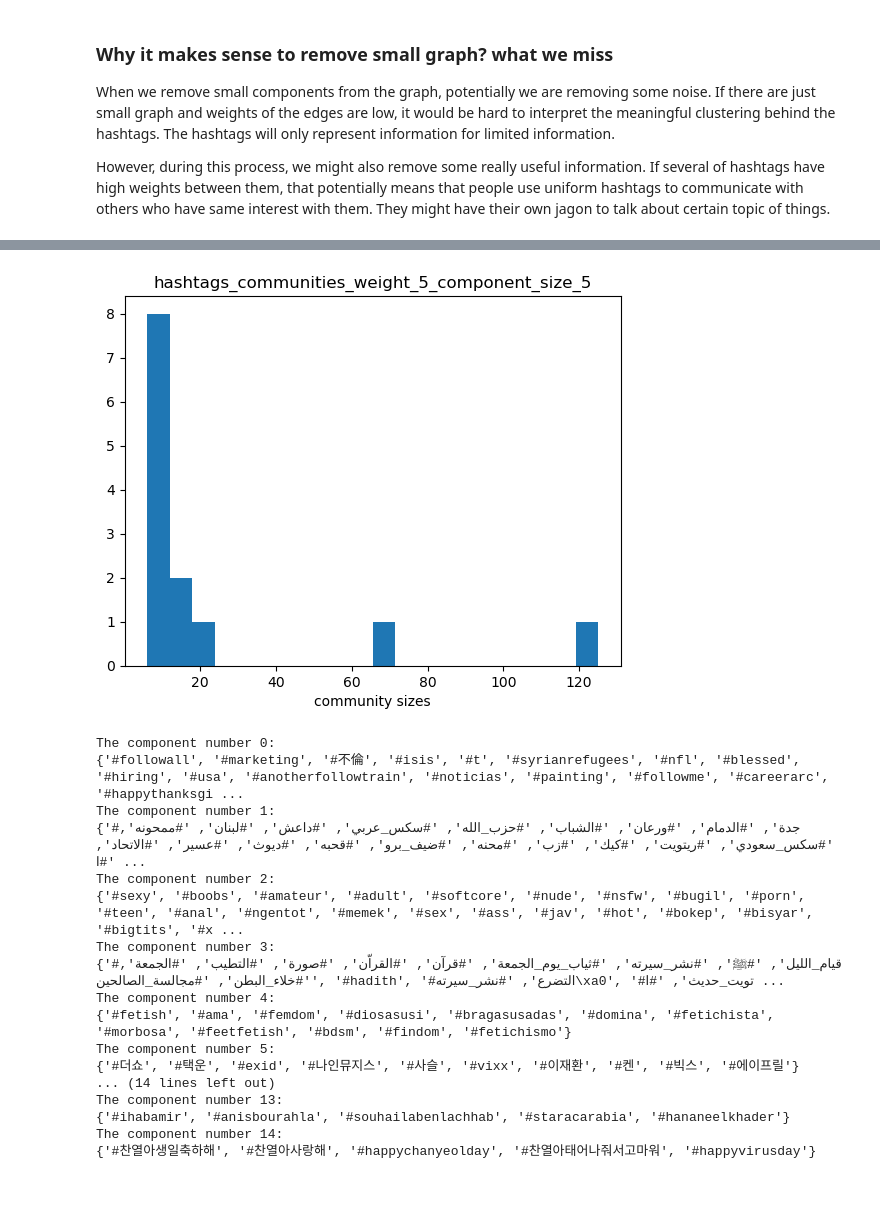
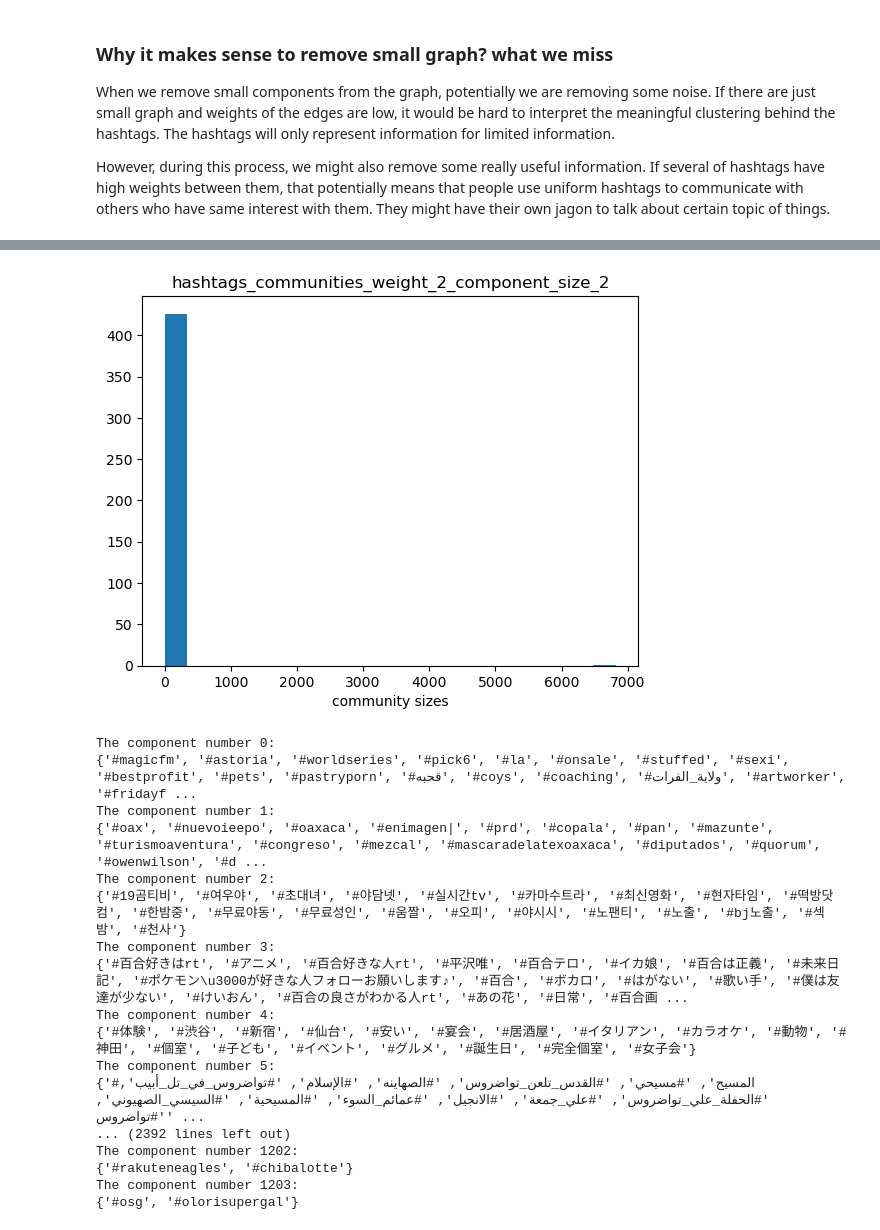
Before and after one commit to yilewang/dynamical_net_sys_class, a Jupyter notebook: lab5/lab5_yxw190015.ipynb, the cells around one changed output, grey strips where cells are left out. Drawn from its saved outputs; the diff is of its cells as text; code cells hidden in the pictures; blank space fills up the shorter version.

```diff
--- a/lab5/lab5_yxw190015.ipynb
+++ b/lab5/lab5_yxw190015.ipynb
@@ -281,7 +281,7 @@ When we remove small components from the graph, potentially we are removing some
 However, during this process, we might also remove some really useful information. If several of hashtags have high weights between them, that potentially means that people use uniform hashtags to communicate with others who have same interest with them. They might have their own jagon to talk about certain topic of things.
 # %%
 def network_w_c(G, weights=10,components=10, write=False):
-    G_new = G
+    G_new = G.copy()
     edge_weights = nx.get_edge_attributes(G_new,'weight')
     G_new.remove_edges_from((e for e, w in edge_weights.items() if w <weights))
     components_nodes = sorted(nx.connected_components(G_new), key=len, reverse=True)
@@ -340,22 +363,22 @@ Q2:
 # %%
-# low weight low component size
-network_w_c(G, weights=5, components=5)
+# Q1: low weight low component size
+network_w_c(G, weights=2, components=2)
 # %% [output]
-[figure, old version]
+[figure, new version]
 The component number 0:
-{'#followall', '#marketing', '#不倫', '#isis', '#t', '#syrianrefugees', '#nfl', '#blessed', '#hiring', '#usa', '#anotherfollowtrain', '#noticias', '#painting', '#followme', '#careerarc', '#happythanksgi ...
+{'#magicfm', '#astoria', '#worldseries', '#pick6', '#la', '#onsale', '#stuffed', '#sexi', '#bestprofit', '#pets', '#pastryporn', '#قحبه', '#coys', '#coaching', '#ولاية_الفرات', '#artworker', '#fridayf ...
 The component number 1:
-{'#جدة', '#الدمام', '#ورعان', '#الشباب', '#حزب_الله', '#سكس_عربي', '#داعش', '#لبنان', '#ممحونه', '#سكس_سعودي', '#ريتويت', '#كيك', '#زب', '#محنه', '#ضيف_برو', '#قحبه', '#ديوث', '#عسير', '#الاتحاد', '#ا ...
+{'#oax', '#nuevoieepo', '#oaxaca', '#enimagen|', '#prd', '#copala', '#pan', '#mazunte', '#turismoaventura', '#congreso', '#mezcal', '#mascaradelatexoaxaca', '#diputados', '#quorum', '#owenwilson', '#d ...
 The component number 2:
-{'#sexy', '#boobs', '#amateur', '#adult', '#softcore', '#nude', '#nsfw', '#bugil', '#porn', '#teen', '#anal', '#ngentot', '#memek', '#sex', '#ass', '#jav', '#hot', '#bokep', '#bisyar', '#bigtits', '#x ...
+{'#19곰티비', '#여우야', '#초대녀', '#야담넷', '#실시간tv', '#카마수트라', '#최신영화', '#현자타임', '#떡방닷컴', '#한밤중', '#무료야동', '#무료성인', '#움짤', '#오피', '#야시시', '#노팬티', '#노출', '#bj노출', '#섹밤', '#천사'}
 The component number 3:
-{'#قيام_الليل', '#ﷺ', '#نشر_سيرته', '#ثياب_يوم_الجمعة', '#قرآن', '#القراّن', '#صورة', '#التطيب', '#الجمعة', '#خلاء_البطن', '#مجالسة_الصالحين', '#hadith', '#التضرع', '#نشر_سيرته\xa0', '#تويت_حديث', '#ا ...
+{'#百合好きはrt', '#アニメ', '#百合好きな人rt', '#平沢唯', '#百合テロ', '#イカ娘', '#百合は正義', '#未来日記', '#ポケモン\u3000が好きな人フォローお願いします♪', '#百合', '#ボカロ', '#はがない', '#歌い手', '#僕は友達が少ない', '#けいおん', '#百合の良さがわかる人rt', '#あの花', '#日常', '#百合画 ...
 The component number 4:
-{'#fetish', '#ama', '#femdom', '#diosasusi', '#bragasusadas', '#domina', '#fetichista', '#morbosa', '#feetfetish', '#bdsm', '#findom', '#fetichismo'}
+{'#体験', '#渋谷', '#新宿', '#仙台', '#安い', '#宴会', '#居酒屋', '#イタリアン', '#カラオケ', '#動物', '#神田', '#個室', '#子ども', '#イベント', '#グルメ', '#誕生日', '#完全個室', '#女子会'}
 The component number 5:
-{'#더쇼', '#택운', '#exid', '#나인뮤지스', '#사슬', '#vixx', '#이재환', '#켄', '#빅스', '#에이프릴'}
-... (14 lines left out)
-The component number 13:
-{'#ihabamir', '#anisbourahla', '#souhailabenlachhab', '#staracarabia', '#hananeelkhader'}
-The component number 14:
-{'#찬열아생일축하해', '#찬열아사랑해', '#happychanyeolday', '#찬열아태어나줘서고마워', '#happyvirusday'}
+{'#المسيح', '#مسيحي', '#القدس_تلعن_تواضروس', '#الصهاينه', '#الإسلام', '#تواضروس_في_تل_أبيب', '#الحفلة_علي_تواضروس', '#علي_جمعة', '#الانجيل', '#عمائم_السوء', '#المسيحية', '#السيسي_الصهيوني', '#تواضروس' ...
+... (2392 lines left out)
+The component number 1202:
+{'#rakuteneagles', '#chibalotte'}
+The component number 1203:
+{'#osg', '#olorisupergal'}
```
Also changed, not shown: parts of 12 cells of this notebook.
